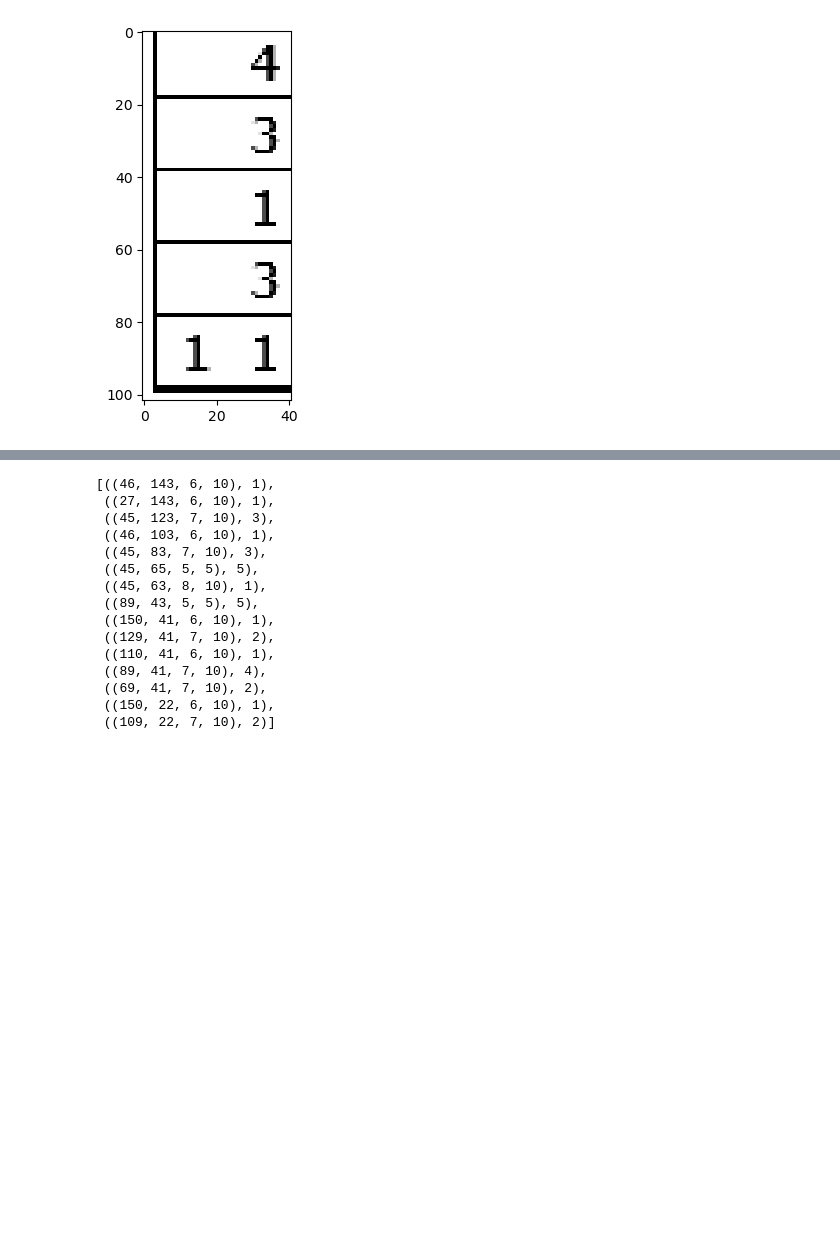
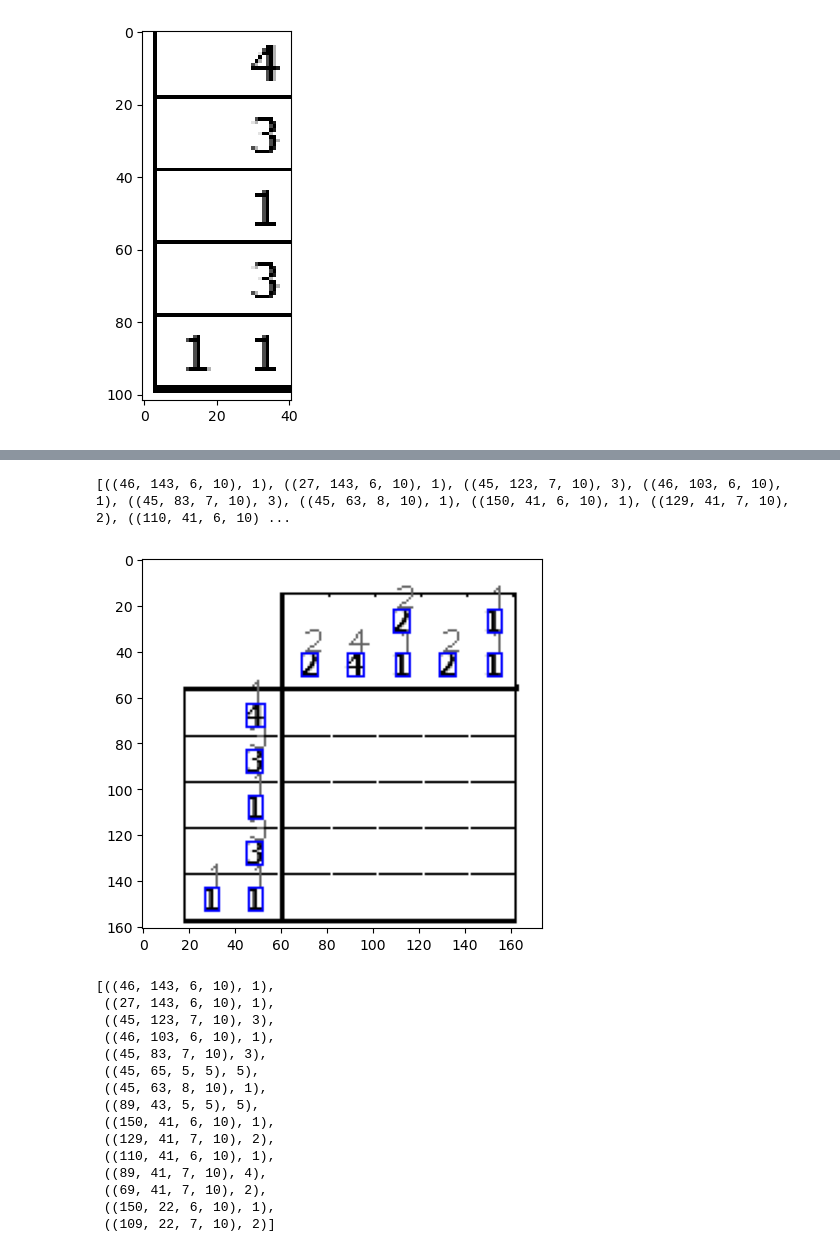
Before and after one commit to igloo81/nonogram, a Jupyter notebook: NonoGram start.ipynb, the cells around one changed output, grey strips where cells are left out. Cells and saved outputs as stored; diff of their text form; code cells hidden in the pictures; blank space fills up the shorter version.

```diff
--- a/NonoGram start.ipynb
+++ b/NonoGram start.ipynb
@@ -221,3 +238,44 @@ no digit found: 5 (18, 15, 146, 144) 1.0138888888888888 [[0. 0. 0. 0. 0. 1. 0. 0
+# %%
+def removeOverlappingDigits(foundDigits):
+    result = []
+
+    for (boundingRect, digit) in foundDigits:
+        hasOverlap = False
+        for (otherBoundingRect, _) in foundDigits:
+            overlapRect = (
+                max(boundingRect[0], otherBoundingRect[0]),
+                max(boundingRect[1], otherBoundingRect[1]),
+                min(boundingRect[0] + boundingRect[2], otherBoundingRect[0] + otherBoundingRect[2]),
+                min(boundingRect[1] + boundingRect[3], otherBoundingRect[1] + otherBoundingRect[3])
+            )
+            w = overlapRect[2] - overlapRect[0]
+            h = overlapRect[3] - overlapRect[1]
+            if (w > 0 and h > 0 and boundingRect != otherBoundingRect):
+                overlap = w*h
+                area = boundingRect[2]*boundingRect[3]
+                if (overlap/area > .9):      # magic number!    # todo make sure we don't overlap slightly overlapping contours? (prob not possible)
+                    hasOverlap = True
+
+        if (not hasOverlap):
+            result.append((boundingRect, digit))
+        else:
+            print(f"remove {boundingRect} {digit}")
+
+    return result
+
+foundDigits = removeOverlappingDigits(foundDigits)
+
+imageOutput = imageCopy.copy()
+imageOutput = cv2.cvtColor(imageOutput, cv2.COLOR_GRAY2BGR)
+for (boundingRect, digit) in foundDigits:
+    cv2.putText(imageOutput, str(digit), (boundingRect[0], boundingRect[1]),  cv2.FONT_HERSHEY_PLAIN, 1, (100, 100, 100))
+    (x, y, w, h) = boundingRect
+    cv2.rectangle(imageOutput, (x, y), (x+w,y+h), (0,0,255))
+pyplot.imshow(imageOutput)
+print(foundDigits)
+# %% [output]
+[((46, 143, 6, 10), 1), ((27, 143, 6, 10), 1), ((45, 123, 7, 10), 3), ((46, 103, 6, 10), 1), ((45, 83, 7, 10), 3), ((45, 63, 8, 10), 1), ((150, 41, 6, 10), 1), ((129, 41, 7, 10), 2), ((110, 41, 6, 10) ...
+[figure, added]
 # %%
 foundDigits
 # %% [output]
```
Also changed, not shown: parts of 7 cells of this notebook, 1 other file.
